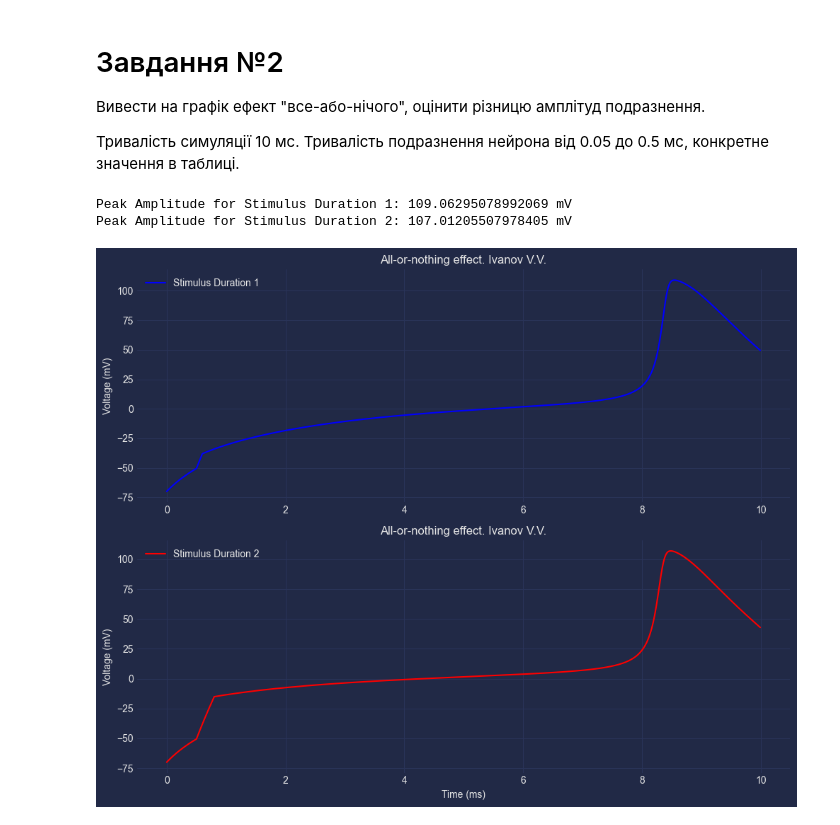
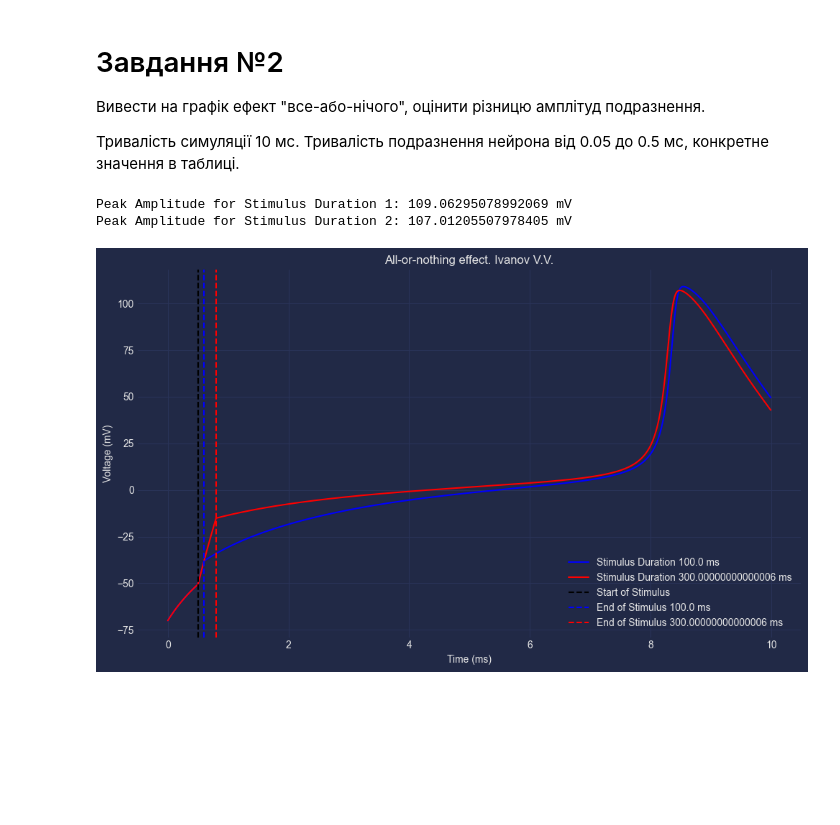
Before and after one commit to VAlduinV/KPI_tasks, a Jupyter notebook: HW_6/Task_6.ipynb, the cells around one changed output. Cells and saved outputs as stored; diff of their text form; code cells hidden in the pictures; blank space fills up the shorter version.

```diff
--- a/HW_6/Task_6.ipynb
+++ b/HW_6/Task_6.ipynb
@@ -93,44 +93,44 @@ def all_or_nothing_simulation(T0, dt, stimulus_duration):
     V1, m, h, n, time = model.simulate()
     peak_amplitude1 = max(V1)  # Peak amplitude of the first response
 
     # Simulate with the second stimulus duration
     stimulus_duration2 = stimulus_duration + 0.2  # Example: increase by 0.2ms
     model.I_func = lambda t: 100 if (0.5 <= t <= 0.5 + stimulus_duration2) else 0
     V2, m, h, n, time = model.simulate()
     peak_amplitude2 = max(V2)  # Peak amplitude of the second response
 
     return V1, V2, time, peak_amplitude1, peak_amplitude2
 
-def plot_all_or_nothing(V1, V2, time):
-    plt.figure(figsize=(10, 8))
+def plot_all_or_nothing(V1, V2, time, stimulus_duration):
+    plt.figure(figsize=(10, 6))
 
-    plt.subplot(2, 1, 1)
-    plt.plot(time, V1, 'b', label="Stimulus Duration 1")
+    plt.plot(time, V1, 'b', label=f"Stimulus Duration {stimulus_duration*1000} ms")
+    plt.plot(time, V2, 'r', label=f"Stimulus Duration {(stimulus_duration+0.2)*1000} ms")
+
+    # Add vertical lines indicating the stimulus duration
+    plt.axvline(x=0.5, color='k', linestyle='--', label='Start of Stimulus')
+    plt.axvline(x=0.5 + stimulus_duration, color='b', linestyle='--', label=f'End of Stimulus {stimulus_duration*1000} ms')
+    plt.axvline(x=0.5 + stimulus_duration + 0.2, color='r', linestyle='--', label=f'End of Stimulus {(stimulus_duration+0.2)*1000} ms')
+
     plt.ylabel('Voltage (mV)')
+    plt.xlabel('Time (ms)')
     plt.title("All-or-nothing effect. Ivanov V.V.")
     plt.legend()
-
-    plt.subplot(2, 1, 2)
-    plt.plot(time, V2, 'r', label="Stimulus Duration 2")
-    plt.xlabel('Time (ms)')
-    plt.ylabel('Voltage (mV)')
-    plt.title("All-or-nothing effect. Ivanov V.V.")
-    plt.legend()
-
     plt.tight_layout()
+    plt.grid(True)
     plt.show()
 
 if __name__ == "__main__":
     T0 = 10
     dt = 0.01
     stimulus_duration = 0.1  # Set the desired stimulus duration
     V1, V2, time, peak_amplitude1, peak_amplitude2 = all_or_nothing_simulation(T0, dt, stimulus_duration)
 
     print(f"Peak Amplitude for Stimulus Duration 1: {peak_amplitude1} mV")
     print(f"Peak Amplitude for Stimulus Duration 2: {peak_amplitude2} mV")
 
-    plot_all_or_nothing(V1, V2, time)
+    plot_all_or_nothing(V1, V2, time, stimulus_duration)
 # %% [output]
 Peak Amplitude for Stimulus Duration 1: 109.06295078992069 mV
 Peak Amplitude for Stimulus Duration 2: 107.01205507978405 mV
-[figure, old version]
+[figure, new version]
```
Also changed, not shown: parts of 1 cell of this notebook.
